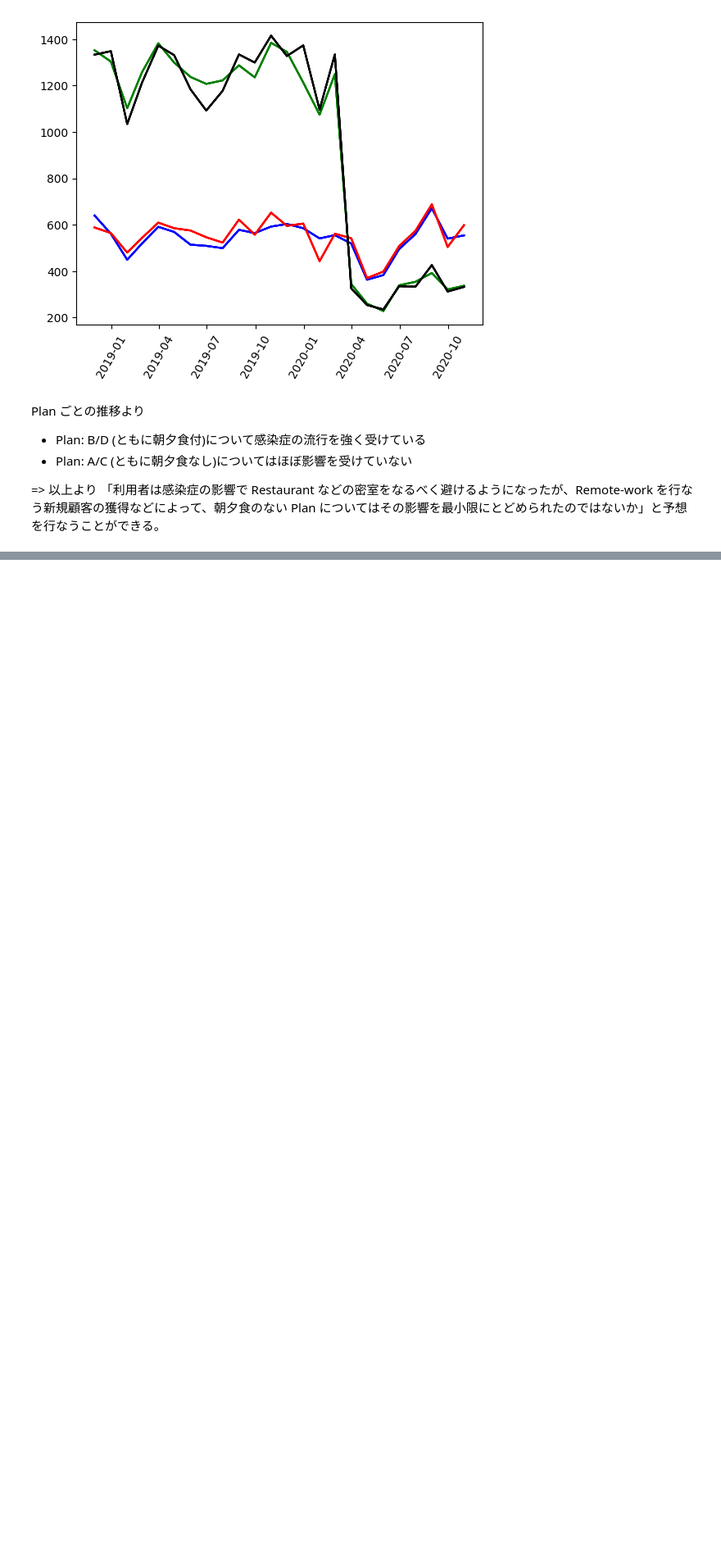
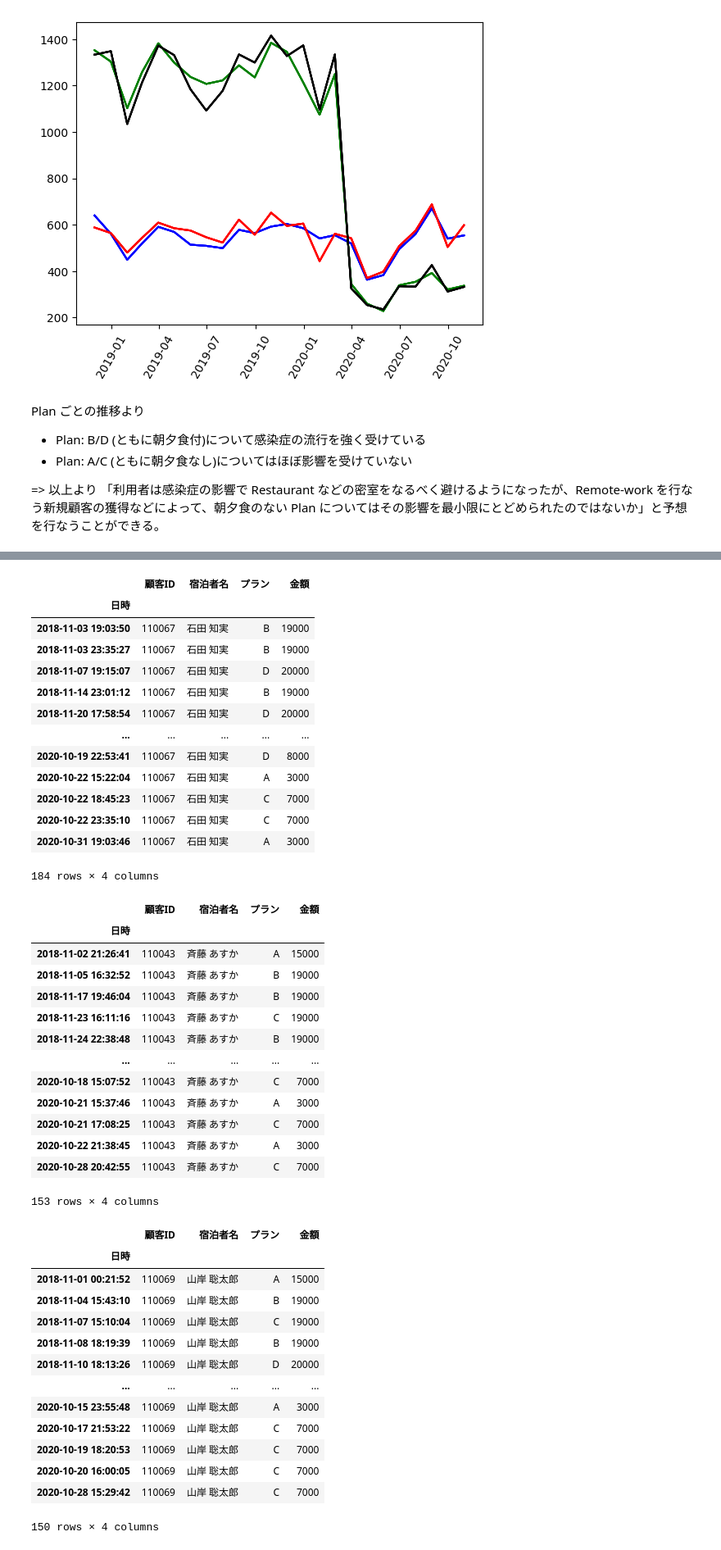
Before and after one commit to 1024xx4/math_programing_for_ai_and_ds, a Jupyter notebook: section01/section01.ipynb, the cells around one changed output, grey strips where cells are left out. Shown: that part at 82% size. Drawn from its saved outputs; the diff is of its cells as text; code cells hidden in the pictures; blank space fills up the shorter version.

```diff
--- a/section01/section01.ipynb
+++ b/section01/section01.ipynb
@@ -353,0 +358,48 @@ Plan ごとの推移より
+# %%
+# 利用頻度の上位10名の情報を出力する
+for i_rank in range(10):
+    i = df_info['顧客ID'].value_counts().index[i_rank]
+    display(df_info[df_info['顧客ID'] == i])
+# %% [output]
+|  | 顧客ID | 宿泊者名 | プラン | 金額 |
+| 日時 |  |  |  |  |
+| 2018-11-03 19:03:50 | 110067 | 石田 知実 | B | 19000 |
+| 2018-11-03 23:35:27 | 110067 | 石田 知実 | B | 19000 |
+| 2018-11-07 19:15:07 | 110067 | 石田 知実 | D | 20000 |
+| 2018-11-14 23:01:12 | 110067 | 石田 知実 | B | 19000 |
+| 2018-11-20 17:58:54 | 110067 | 石田 知実 | D | 20000 |
+| ... | ... | ... | ... | ... |
+| 2020-10-19 22:53:41 | 110067 | 石田 知実 | D | 8000 |
+| 2020-10-22 15:22:04 | 110067 | 石田 知実 | A | 3000 |
+| 2020-10-22 18:45:23 | 110067 | 石田 知実 | C | 7000 |
+| 2020-10-22 23:35:10 | 110067 | 石田 知実 | C | 7000 |
+| 2020-10-31 19:03:46 | 110067 | 石田 知実 | A | 3000 |
+184 rows × 4 columns
+|  | 顧客ID | 宿泊者名 | プラン | 金額 |
+| 日時 |  |  |  |  |
+| 2018-11-02 21:26:41 | 110043 | 斉藤 あすか | A | 15000 |
+| 2018-11-05 16:32:52 | 110043 | 斉藤 あすか | B | 19000 |
+| 2018-11-17 19:46:04 | 110043 | 斉藤 あすか | B | 19000 |
+| 2018-11-23 16:11:16 | 110043 | 斉藤 あすか | C | 19000 |
+| 2018-11-24 22:38:48 | 110043 | 斉藤 あすか | B | 19000 |
+| ... | ... | ... | ... | ... |
+| 2020-10-18 15:07:52 | 110043 | 斉藤 あすか | C | 7000 |
+| 2020-10-21 15:37:46 | 110043 | 斉藤 あすか | A | 3000 |
+| 2020-10-21 17:08:25 | 110043 | 斉藤 あすか | C | 7000 |
+| 2020-10-22 21:38:45 | 110043 | 斉藤 あすか | A | 3000 |
+| 2020-10-28 20:42:55 | 110043 | 斉藤 あすか | C | 7000 |
+153 rows × 4 columns
+|  | 顧客ID | 宿泊者名 | プラン | 金額 |
+| 日時 |  |  |  |  |
+| 2018-11-01 00:21:52 | 110069 | 山岸 聡太郎 | A | 15000 |
+| 2018-11-04 15:43:10 | 110069 | 山岸 聡太郎 | B | 19000 |
+| 2018-11-07 15:10:04 | 110069 | 山岸 聡太郎 | C | 19000 |
+| 2018-11-08 18:19:39 | 110069 | 山岸 聡太郎 | B | 19000 |
+| 2018-11-10 18:13:26 | 110069 | 山岸 聡太郎 | D | 20000 |
+| ... | ... | ... | ... | ... |
+| 2020-10-15 23:55:48 | 110069 | 山岸 聡太郎 | A | 3000 |
+| 2020-10-17 21:53:22 | 110069 | 山岸 聡太郎 | C | 7000 |
+| 2020-10-19 18:20:53 | 110069 | 山岸 聡太郎 | C | 7000 |
+| 2020-10-20 16:00:05 | 110069 | 山岸 聡太郎 | C | 7000 |
+| 2020-10-28 15:29:42 | 110069 | 山岸 聡太郎 | C | 7000 |
+150 rows × 4 columns
```
Also changed, not shown: parts of 7 cells of this notebook.
